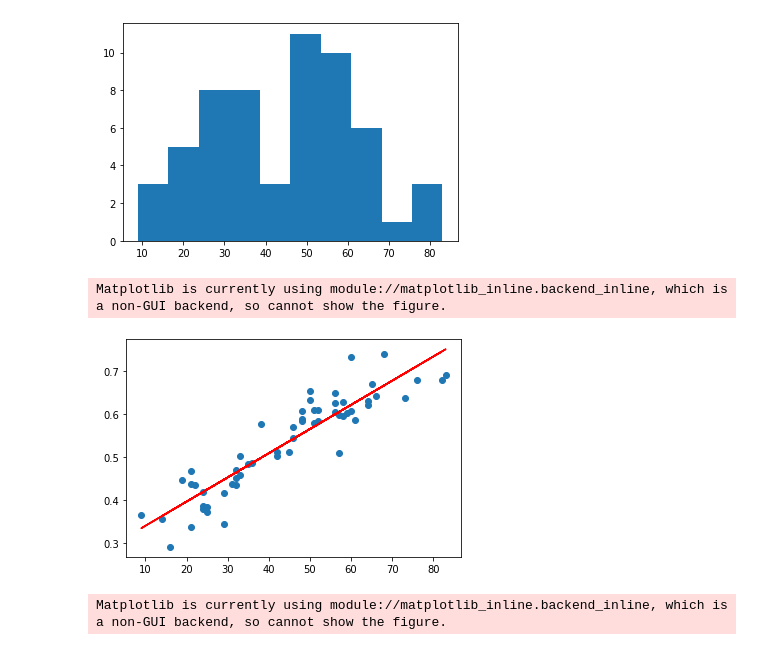
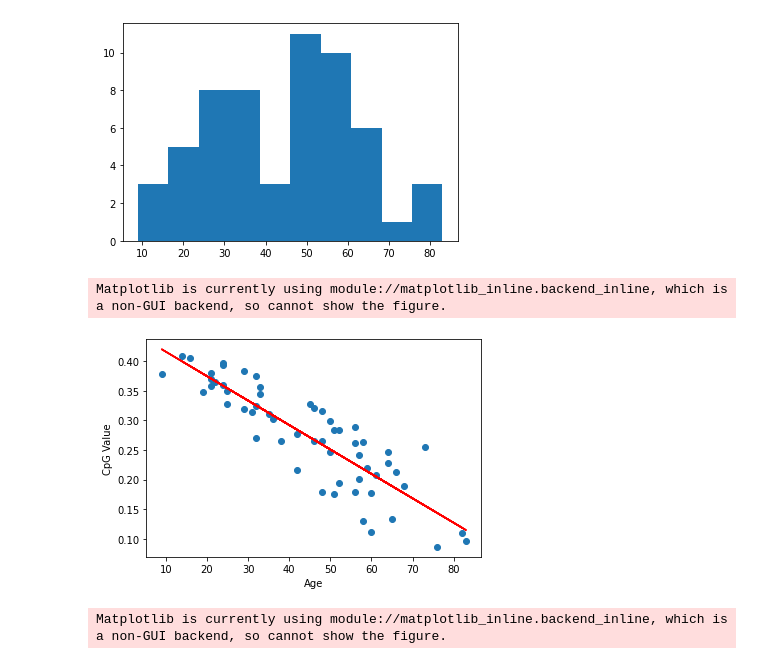
Before and after one commit to DrXlor/ML_BioAge, a Jupyter notebook: BioAge_from_CPG.ipynb, the cells around one changed output. Drawn from its saved outputs; the diff is of its cells as text; code cells hidden in the pictures.

```diff
--- a/BioAge_from_CPG.ipynb
+++ b/BioAge_from_CPG.ipynb
@@ -46,19 +46,24 @@ X = X.iloc[:,cols]
 #X = fit.transform(X)
 # %%
-feature = 8
+feature = 12
 ox = y
 oy = X.iloc[:, feature]
 # %%
 fig2 = plt.figure()
 ax = plt.axes()
 ax.plot(ox, oy, 'o')
 m, b = np.polyfit(ox, oy, 1)
+
 ax.plot(ox, m * ox + b, c="r")
 ax.plot(ox, m * ox + b, c="r")
+
+plt.xlabel("Age")
+plt.ylabel("CpG Value")
+
 fig2.show()
 # %% [output]
 Matplotlib is currently using module://matplotlib_inline.backend_inline, which is a non-GUI backend, so cannot show the figure.
-[figure, old version]
+[figure, new version]
 # %%
 #for i in range(10):
 #    oy = X.iloc[:, i]
```
Also changed, not shown: parts of 10 cells of this notebook, 1 other file.
